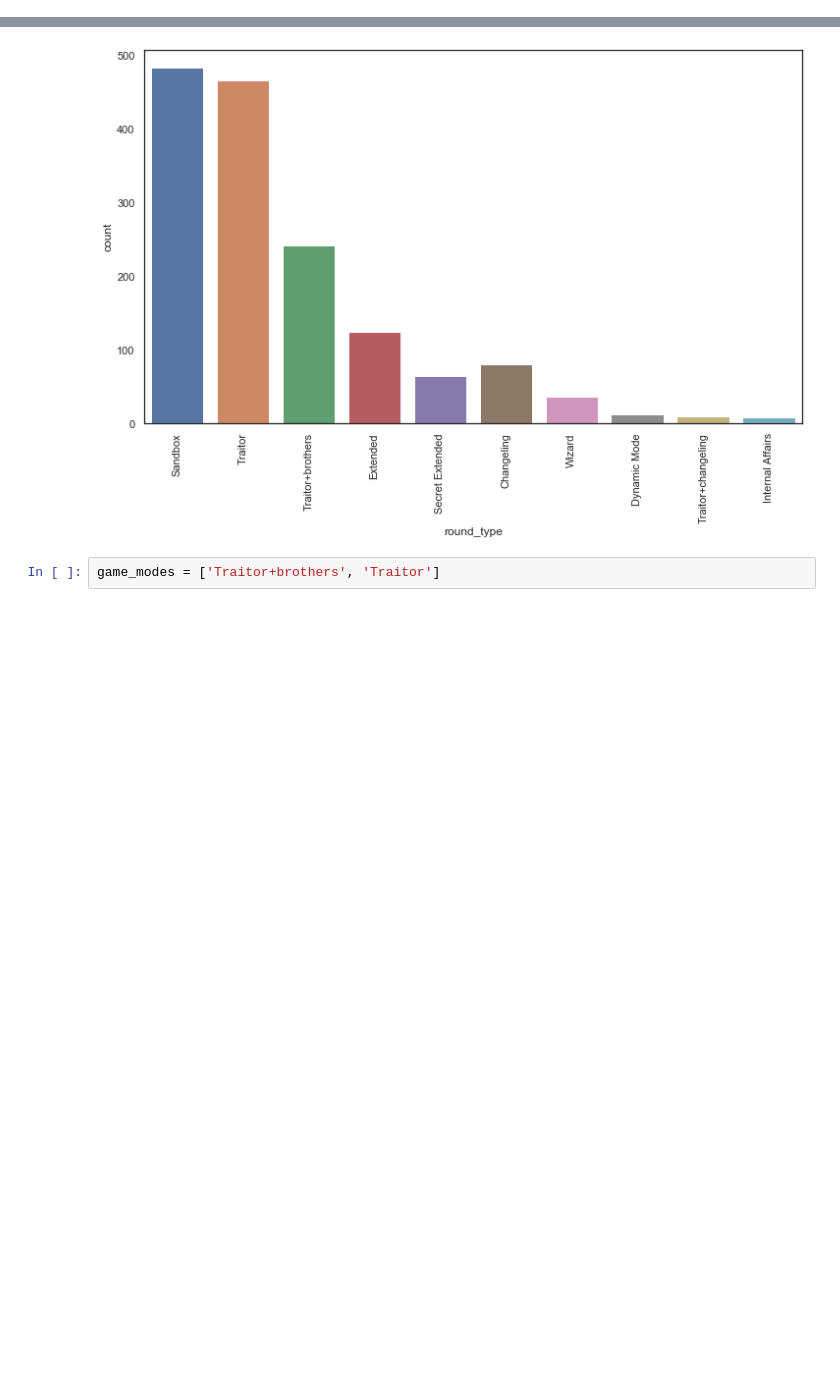
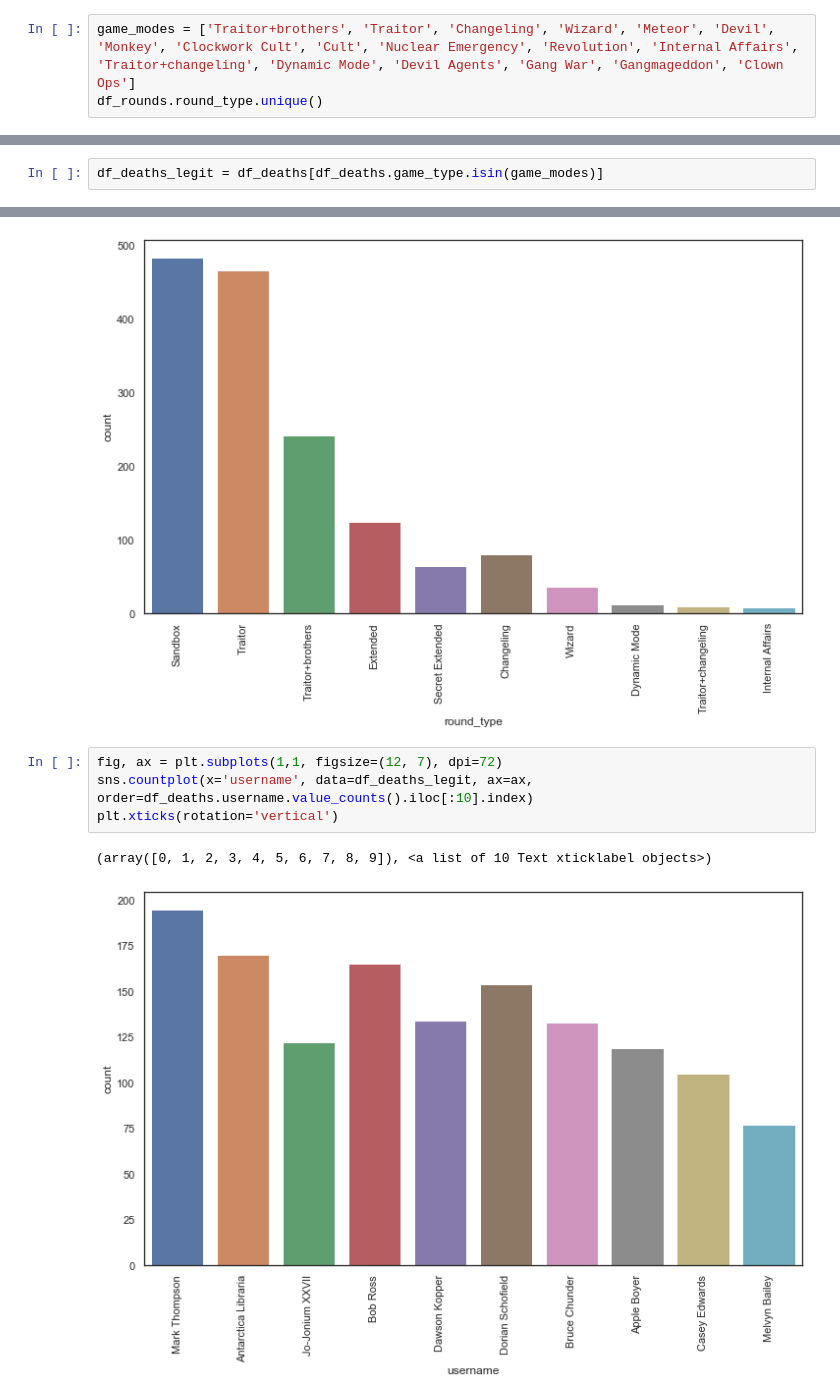
Before and after one commit to adenking/austation-scraper, a Jupyter notebook: Processing.ipynb, the cells around one changed output, grey strips where cells are left out. Saved outputs shown, nothing was run; the diff lists cells and outputs as text; blank space fills up the shorter version.

```diff
--- a/Processing.ipynb
+++ b/Processing.ipynb
@@ -88,0 +32,3 @@ dtype: int64
+# %%
+game_modes = ['Traitor+brothers', 'Traitor', 'Changeling', 'Wizard', 'Meteor', 'Devil', 'Monkey', 'Clockwork Cult', 'Cult', 'Nuclear Emergency', 'Revolution', 'Internal Affairs', 'Traitor+changeling', 'Dynamic Mode', 'Devil Agents', 'Gang War', 'Gangmageddon', 'Clown Ops']
+df_rounds.round_type.unique()
@@ -88,0 +42,2 @@ dtype: int64
+# %%
+df_deaths_legit = df_deaths[df_deaths.game_type.isin(game_modes)]
@@ -100,5 +79,10 @@ plt.xticks(rotation='vertical')
 # %% [output]
 (array([0, 1, 2, 3, 4, 5, 6, 7, 8, 9]), <a list of 10 Text xticklabel objects>)
 [figure]
-# %%
-game_modes = ['Traitor+brothers', 'Traitor']
+# %%
+fig, ax = plt.subplots(1,1, figsize=(12, 7), dpi=72)
+sns.countplot(x='username', data=df_deaths_legit, ax=ax, order=df_deaths.username.value_counts().iloc[:10].index)
+plt.xticks(rotation='vertical')
+# %% [output]
+(array([0, 1, 2, 3, 4, 5, 6, 7, 8, 9]), <a list of 10 Text xticklabel objects>)
+[figure, added]
```
Also changed, not shown: parts of 16 cells of this notebook, 2 other files.
